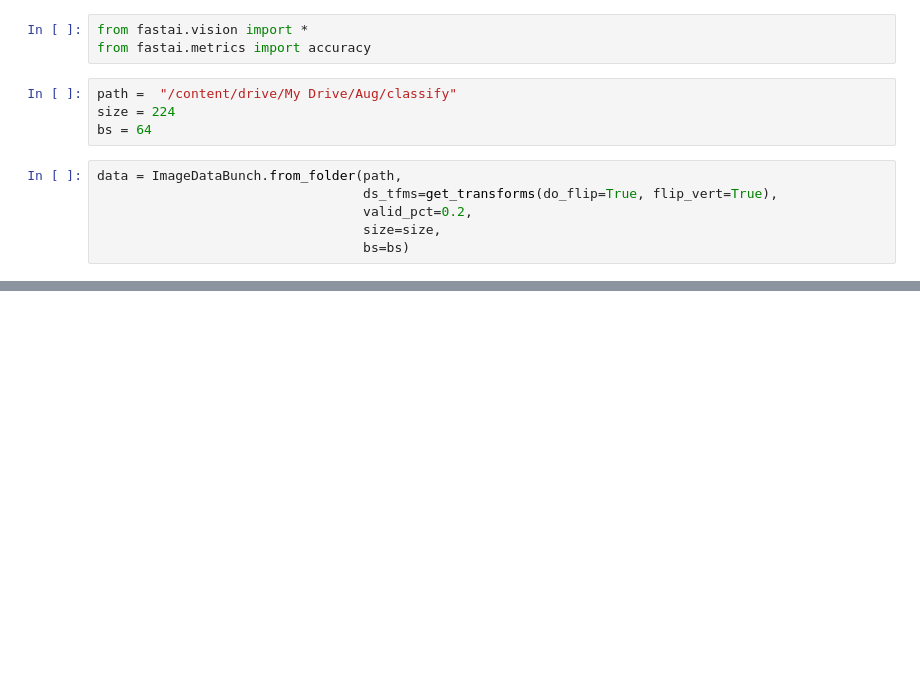
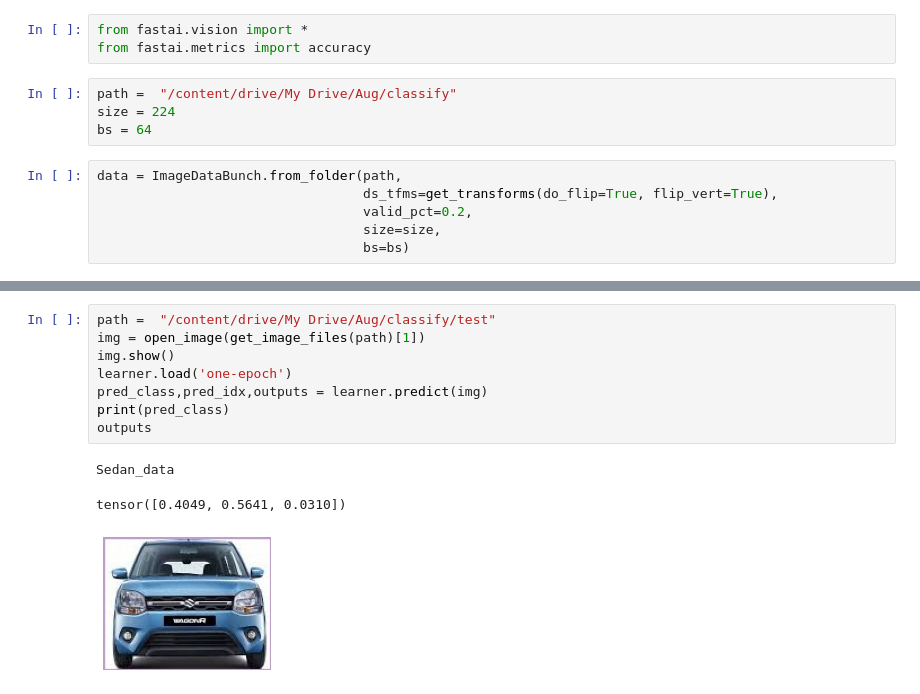
Before and after one commit to harshit37/MS333_Ciao_Bella, a Jupyter notebook: SUVvsSedan.ipynb, the cells around one changed output, grey strips where cells are left out. Drawn from its saved outputs; the diff is of its cells as text; blank space fills up the shorter version.

```diff
--- a/SUVvsSedan.ipynb
+++ b/SUVvsSedan.ipynb
@@ -127,0 +116,12 @@ tensor([0.0279, 0.9721])
+# %%
+path =  "/content/drive/My Drive/Aug/classify/test"
+img = open_image(get_image_files(path)[1])
+img.show()
+learner.load('one-epoch')
+pred_class,pred_idx,outputs = learner.predict(img)
+print(pred_class)
+outputs
+# %% [output]
+Sedan_data
+tensor([0.4049, 0.5641, 0.0310])
+[figure, added]
```
Also changed, not shown: parts of 17 cells of this notebook.
